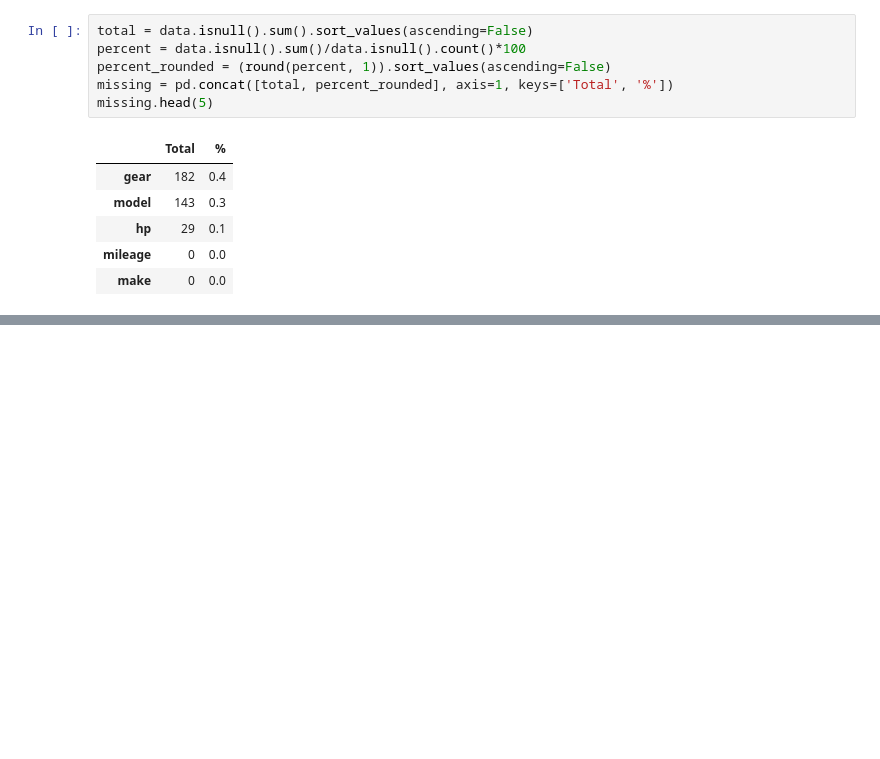
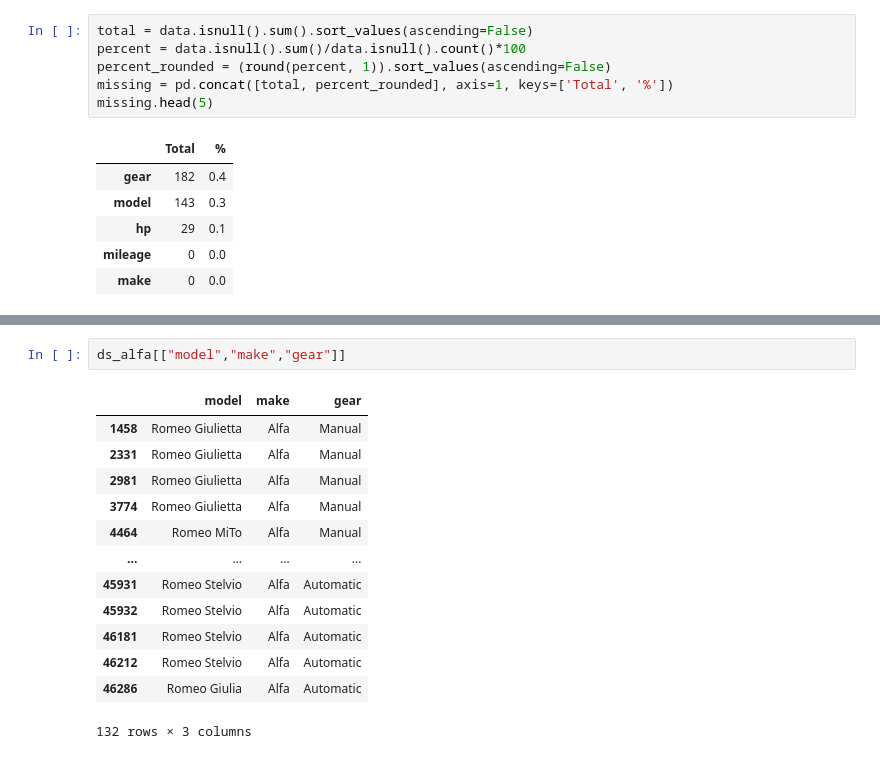
Before and after one commit to harrizazham98/DataScienceProj, a Jupyter notebook: 005_CarPurchase/eda.ipynb, the cells around one changed output, grey strips where cells are left out. Cells and saved outputs as stored; diff of their text form; blank space fills up the shorter version.

```diff
--- a/005_CarPurchase/eda.ipynb
+++ b/005_CarPurchase/eda.ipynb
@@ -46,0 +171,16 @@ missing.head(5)
+# %%
+ds_alfa[["model","make","gear"]]
+# %% [output]
+|  | model | make | gear |
+| 1458 | Romeo Giulietta | Alfa | Manual |
+| 2331 | Romeo Giulietta | Alfa | Manual |
+| 2981 | Romeo Giulietta | Alfa | Manual |
+| 3774 | Romeo Giulietta | Alfa | Manual |
+| 4464 | Romeo MiTo | Alfa | Manual |
+| ... | ... | ... | ... |
+| 45931 | Romeo Stelvio | Alfa | Automatic |
+| 45932 | Romeo Stelvio | Alfa | Automatic |
+| 46181 | Romeo Stelvio | Alfa | Automatic |
+| 46212 | Romeo Stelvio | Alfa | Automatic |
+| 46286 | Romeo Giulia | Alfa | Automatic |
+132 rows × 3 columns
```
Also changed, not shown: parts of 16 cells of this notebook.
